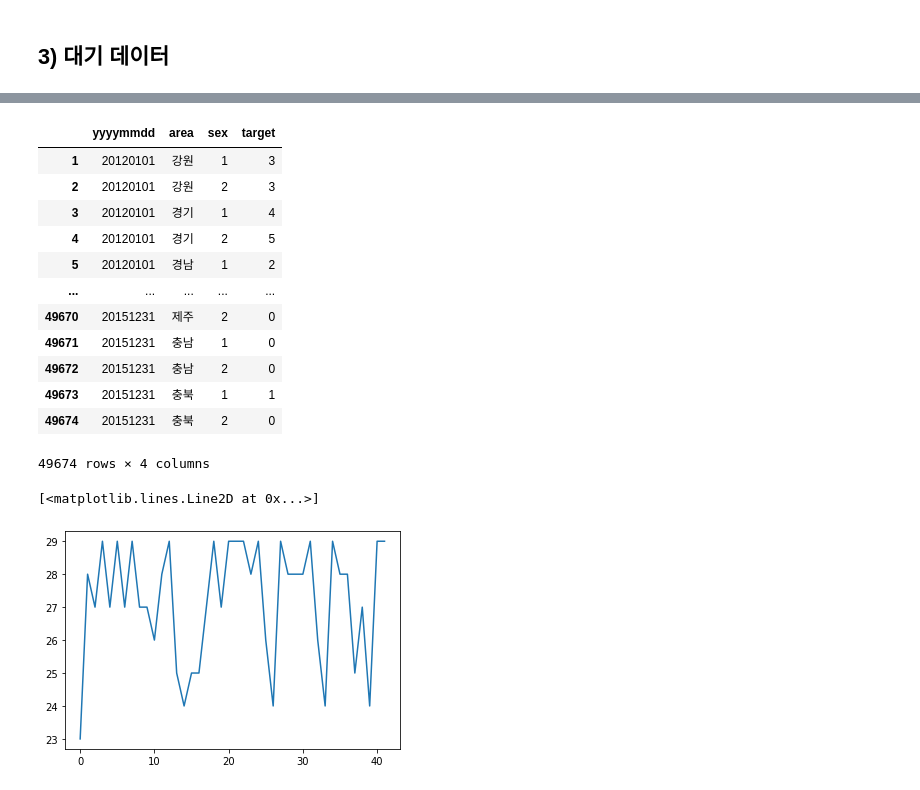
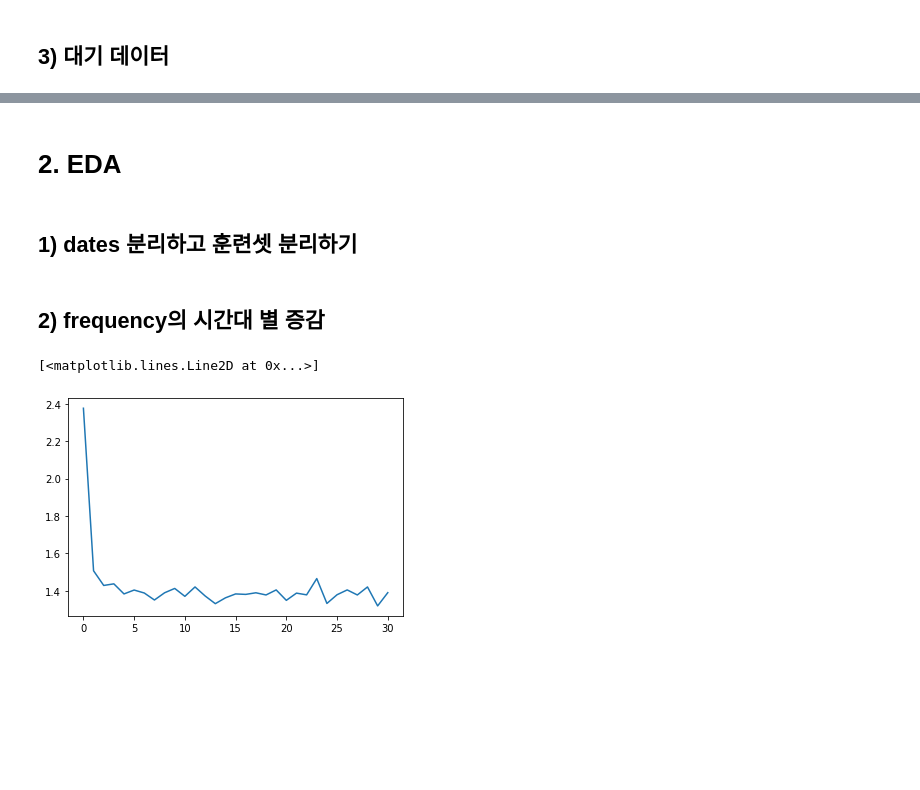
Before and after one commit to ohilikeit/2022-Weather-BigData, a Jupyter notebook: 윤지환/Preprocessing.ipynb, the cells around one changed output, grey strips where cells are left out. Drawn from its saved outputs; the diff is of its cells as text; code cells hidden in the pictures; blank space fills up the shorter version.

```diff
--- a/윤지환/Preprocessing.ipynb
+++ b/윤지환/Preprocessing.ipynb
@@ -61,12 +64,9 @@ import matplotlib.pyplot as plt
 import seaborn as sns
 
 data = pd.read_csv('/content/drive/MyDrive/ML_projects/weather/back_hospital_new.csv', index_col=0)
-data.columns = ['yyyymmdd', 'area', 'sex', 'target']
-data[data['area'] == '세종']
+data.columns = ['yyyymmdd', 'area', 'sex', 'frequency']
 
 new_AWS_after = pd.read_csv('/content/drive/MyDrive/ML_projects/weather/new_AWS.csv', encoding='cp949')
-new_AWS_after.rename(columns={'지점번호' : 'stn_id'}, inplace=True)
-new_AWS_after.drop('지점명(한글)', axis=1, inplace=True)
 
 path = '/content/drive/MyDrive/ML_projects/weather/raw/aws'
 file_list = os.listdir(path)
@@ -217,26 +210,17 @@ merged_data.to_csv('/content/drive/MyDrive/ML_projects/weather/new_merge_data.cs
-# %%
-from datetime import datetime, timedelta
-data.yyyymmdd = [str(i) for i in data['yyyymmdd']]
-datetime.strptime(data.yyyymmdd,'%yyyy%mm%dd')
-[datetime.strptime(i,'%Y%m%d') for i in data.yyyymmdd]
-# %% [output]
-|  | yyyymmdd | area | sex | target |
-| 1 | 20120101 | 강원 | 1 | 3 |
-| 2 | 20120101 | 강원 | 2 | 3 |
-| 3 | 20120101 | 경기 | 1 | 4 |
-| 4 | 20120101 | 경기 | 2 | 5 |
-| 5 | 20120101 | 경남 | 1 | 2 |
-| ... | ... | ... | ... | ... |
-| 49670 | 20151231 | 제주 | 2 | 0 |
-| 49671 | 20151231 | 충남 | 1 | 0 |
-| 49672 | 20151231 | 충남 | 2 | 0 |
-| 49673 | 20151231 | 충북 | 1 | 1 |
-| 49674 | 20151231 | 충북 | 2 | 0 |
-49674 rows × 4 columns
+# %% [markdown]
+# 2. EDA
+# %% [markdown]
+## 1) dates 분리하고 훈련셋 분리하기
+# %%
+dates = pd.to_datetime(data.yyyymmdd, format='%Y%m%d').dt
+data['year'] = dates.year
+data['month'] = dates.month
+data['day'] = dates.day
+# %% [markdown]
+## 2) frequency의 시간대 별 증감
 # %%
-wow = data.groupby('back_hospital.yyyymmdd')['back_hospital.frequency'].sum()
-wow[wow.values > 70]
-plt.plot(wow[wow.values < 30].values)
+wow = data.groupby(['day'])['frequency'].mean()
+plt.plot(wow.values)
 # %% [output]
 [<matplotlib.lines.Line2D at 0x...>]
-[figure, old version]
+[figure, new version]
```
Also changed, not shown: parts of 15 cells of this notebook, 1 other file.
